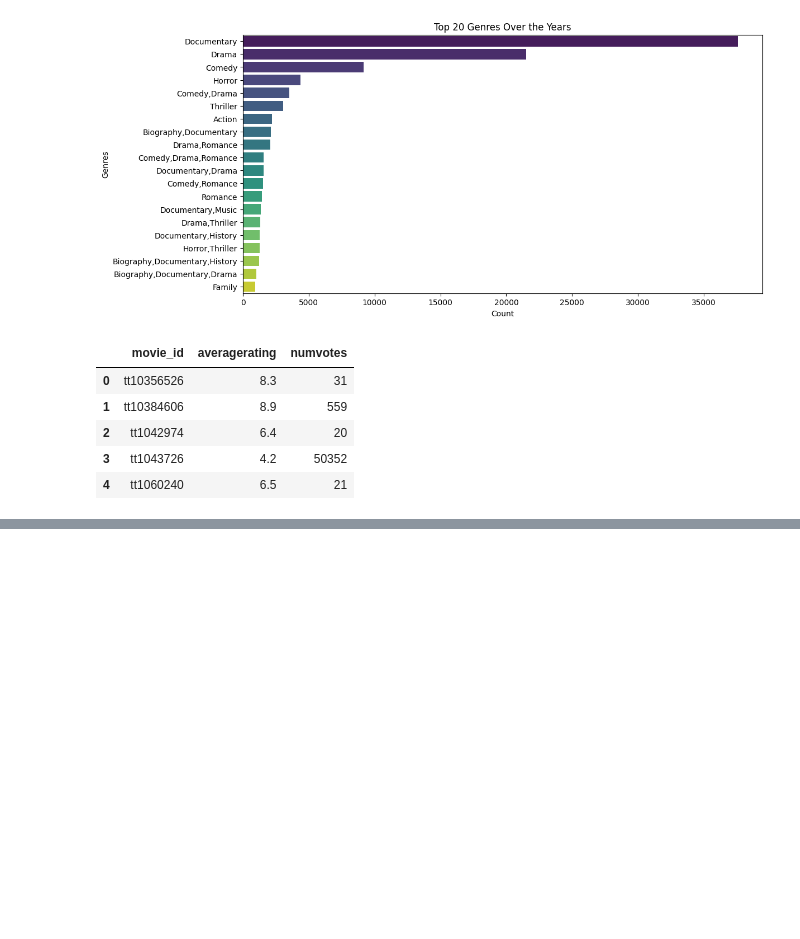
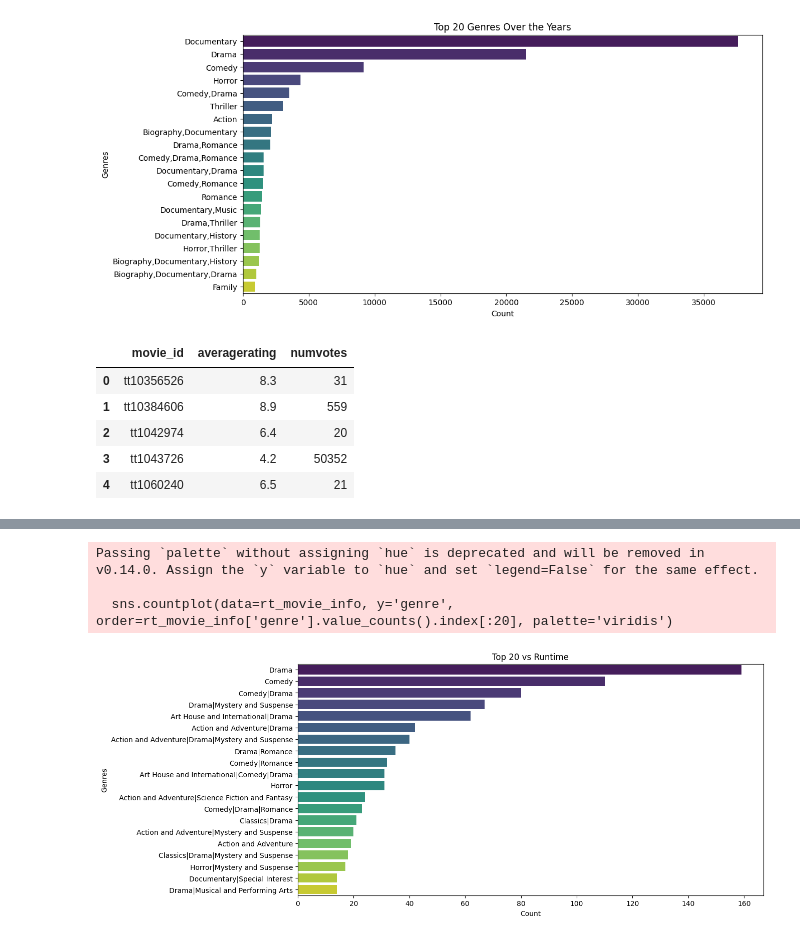
Before and after one commit to sheillamacharia/movie-financial-performance-analysis, a Jupyter notebook: Notebook/Sheilla.ipynb, the cells around one changed output, grey strips where cells are left out. Cells and saved outputs as stored; diff of their text form; code cells hidden in the pictures; blank space fills up the shorter version.

```diff
--- a/Notebook/Sheilla.ipynb
+++ b/Notebook/Sheilla.ipynb
@@ -209,0 +449,14 @@ conn.close()
+# %%
+
+# Top 20 genres runtime
+plt.figure(figsize=(12, 6))
+sns.countplot(data=rt_movie_info, y='genre', order=rt_movie_info['genre'].value_counts().index[:20], palette='viridis')
+plt.title('Top 20 vs Runtime')
+plt.xlabel('Count')
+plt.ylabel('Genres')
+plt.show()
+# %% [output]
+Passing `palette` without assigning `hue` is deprecated and will be removed in v0.14.0. Assign the `y` variable to `hue` and set `legend=False` for the same effect.
+
+  sns.countplot(data=rt_movie_info, y='genre', order=rt_movie_info['genre'].value_counts().index[:20], palette='viridis')
+[figure, added]
```
Also changed, not shown: parts of 21 cells of this notebook, 2 other files.
